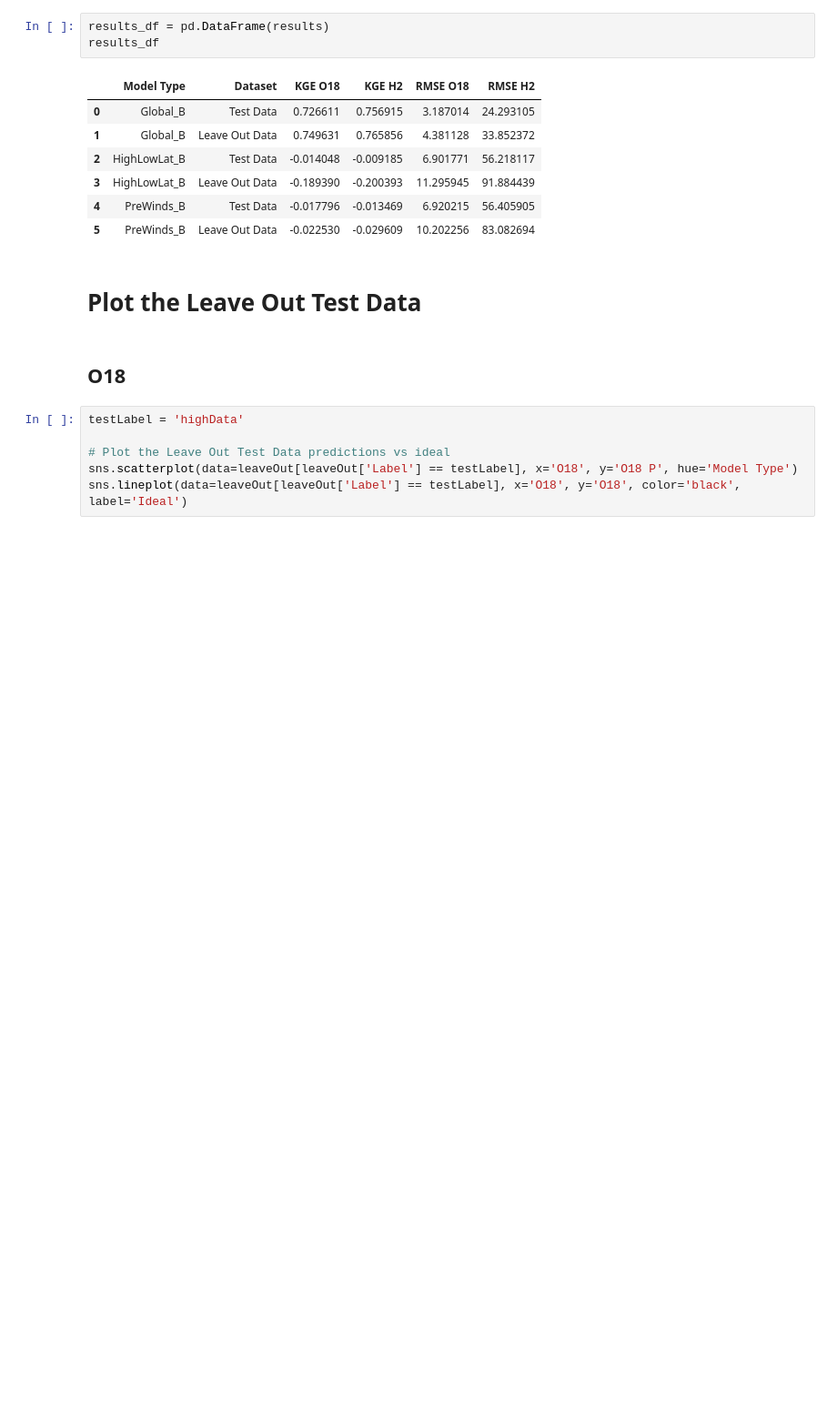
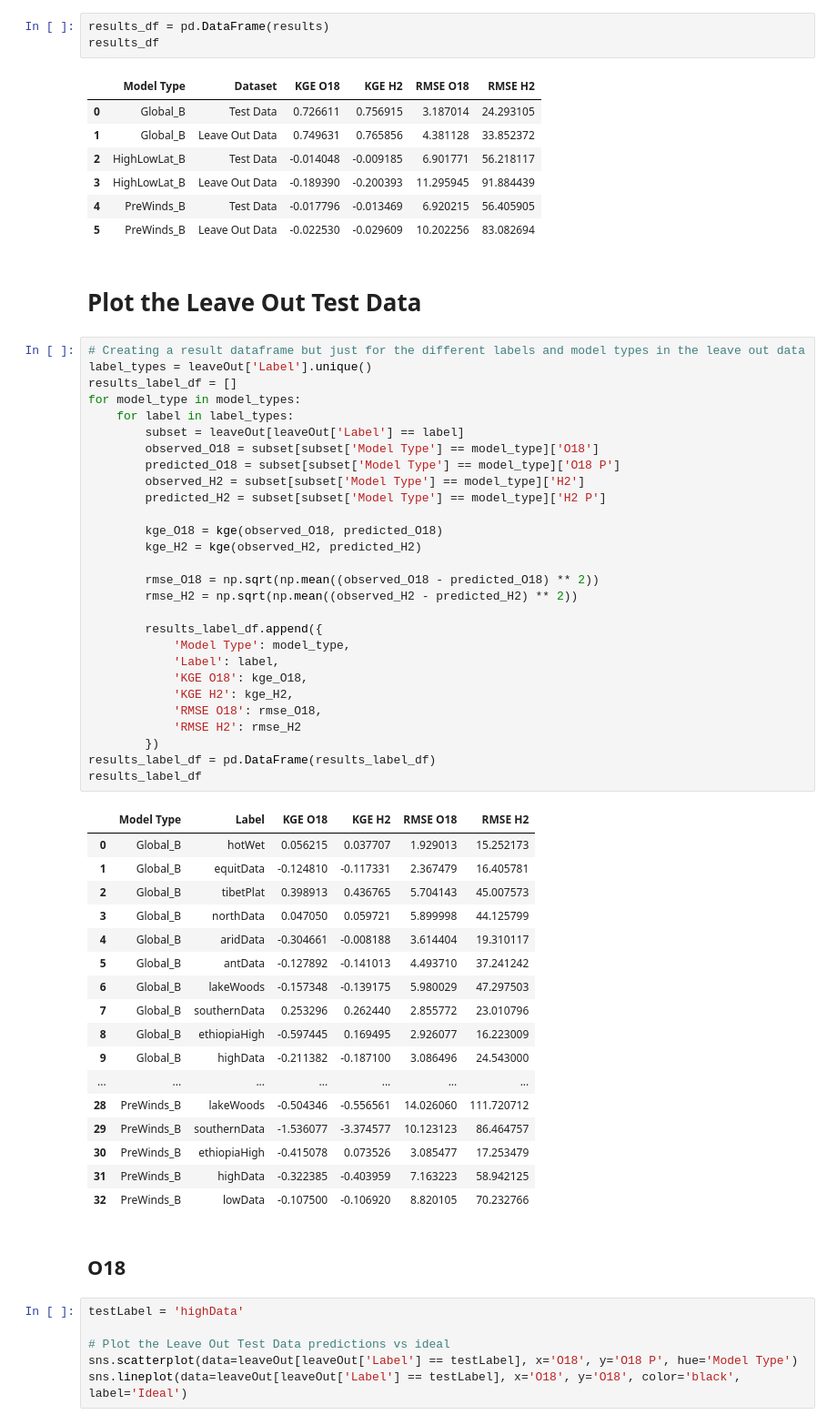
Before and after one commit to JaxtonGray/isoNet_Models, a Jupyter notebook: Stats/modelTesting.ipynb, the cells around one changed output. Shown at 91% size. Cells and saved outputs as stored; diff of their text form; blank space fills up the shorter version.

Commit message:
Add table for all results in leave out data

```diff
--- a/Stats/modelTesting.ipynb
+++ b/Stats/modelTesting.ipynb
@@ -171,6 +171,52 @@ results_df
 | 5 | PreWinds_B | Leave Out Data | -0.022530 | -0.029609 | 10.202256 | 83.082694 |
 # %% [markdown]
 # Plot the Leave Out Test Data
+# %%
+# Creating a result dataframe but just for the different labels and model types in the leave out data
+label_types = leaveOut['Label'].unique()
+results_label_df = []
+for model_type in model_types:
+    for label in label_types:
+        subset = leaveOut[leaveOut['Label'] == label]
+        observed_O18 = subset[subset['Model Type'] == model_type]['O18']
+        predicted_O18 = subset[subset['Model Type'] == model_type]['O18 P']
+        observed_H2 = subset[subset['Model Type'] == model_type]['H2']
+        predicted_H2 = subset[subset['Model Type'] == model_type]['H2 P']
+
+        kge_O18 = kge(observed_O18, predicted_O18)
+        kge_H2 = kge(observed_H2, predicted_H2)
+
+        rmse_O18 = np.sqrt(np.mean((observed_O18 - predicted_O18) ** 2))
+        rmse_H2 = np.sqrt(np.mean((observed_H2 - predicted_H2) ** 2))
+
+        results_label_df.append({
+            'Model Type': model_type,
+            'Label': label,
+            'KGE O18': kge_O18,
+            'KGE H2': kge_H2,
+            'RMSE O18': rmse_O18,
+            'RMSE H2': rmse_H2
+        })
+results_label_df = pd.DataFrame(results_label_df)
+results_label_df
+# %% [output]
+|  | Model Type | Label | KGE O18 | KGE H2 | RMSE O18 | RMSE H2 |
+| 0 | Global_B | hotWet | 0.056215 | 0.037707 | 1.929013 | 15.252173 |
+| 1 | Global_B | equitData | -0.124810 | -0.117331 | 2.367479 | 16.405781 |
+| 2 | Global_B | tibetPlat | 0.398913 | 0.436765 | 5.704143 | 45.007573 |
+| 3 | Global_B | northData | 0.047050 | 0.059721 | 5.899998 | 44.125799 |
+| 4 | Global_B | aridData | -0.304661 | -0.008188 | 3.614404 | 19.310117 |
+| 5 | Global_B | antData | -0.127892 | -0.141013 | 4.493710 | 37.241242 |
+| 6 | Global_B | lakeWoods | -0.157348 | -0.139175 | 5.980029 | 47.297503 |
+| 7 | Global_B | southernData | 0.253296 | 0.262440 | 2.855772 | 23.010796 |
+| 8 | Global_B | ethiopiaHigh | -0.597445 | 0.169495 | 2.926077 | 16.223009 |
+| 9 | Global_B | highData | -0.211382 | -0.187100 | 3.086496 | 24.543000 |
+| ... | ... | ... | ... | ... | ... | ... |
+| 28 | PreWinds_B | lakeWoods | -0.504346 | -0.556561 | 14.026060 | 111.720712 |
+| 29 | PreWinds_B | southernData | -1.536077 | -3.374577 | 10.123123 | 86.464757 |
+| 30 | PreWinds_B | ethiopiaHigh | -0.415078 | 0.073526 | 3.085477 | 17.253479 |
+| 31 | PreWinds_B | highData | -0.322385 | -0.403959 | 7.163223 | 58.942125 |
+| 32 | PreWinds_B | lowData | -0.107500 | -0.106920 | 8.820105 | 70.232766 |
 # %% [markdown]
 ## O18
 # %%
```
